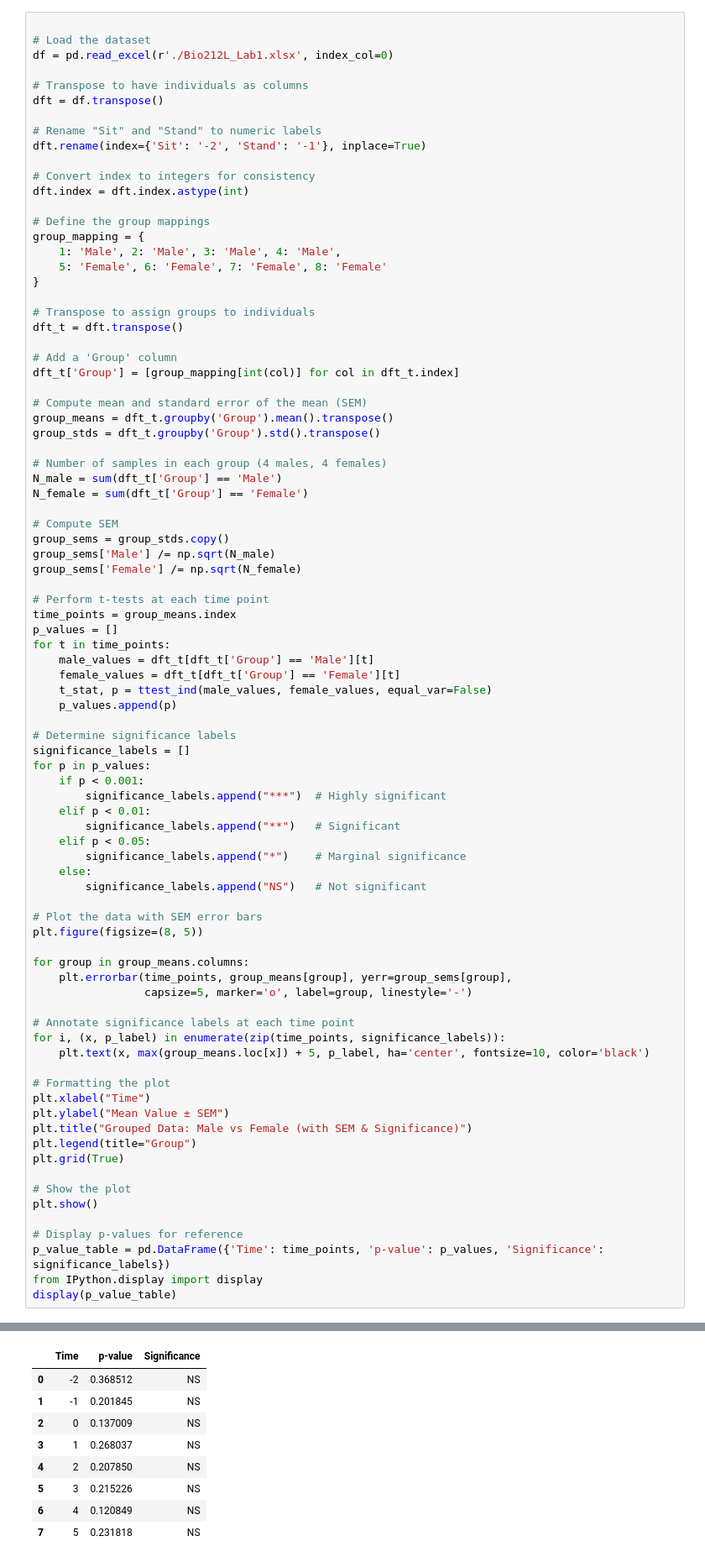
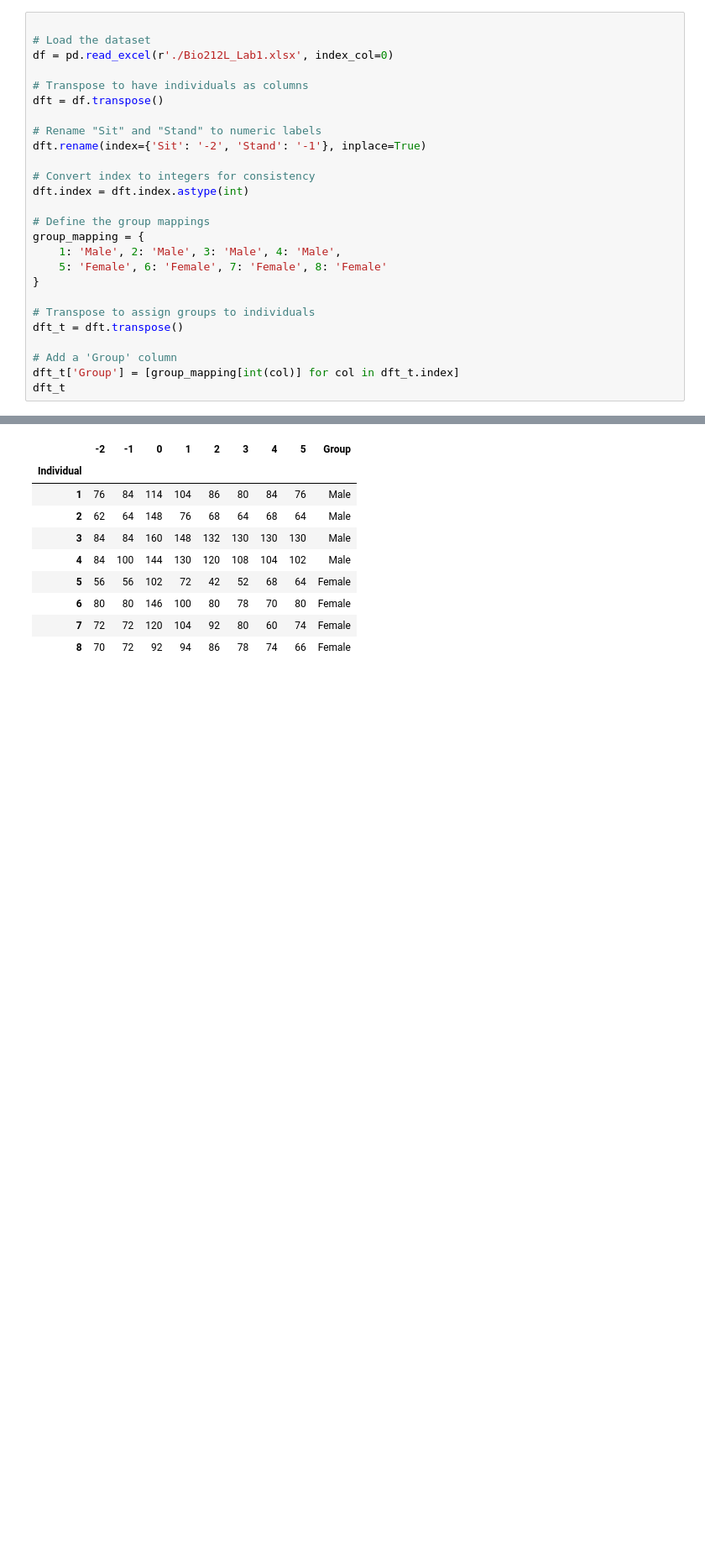
Before and after one commit to ProfOak7/Spring25_Bio212L, a Jupyter notebook: Lab1/Lab1.ipynb, the cells around one changed output, grey strips where cells are left out. Shown: that part at 84% size. Saved outputs shown, nothing was run; the diff lists cells and outputs as text; blank space fills up the shorter version.

```diff
--- a/Lab1/Lab1.ipynb
+++ b/Lab1/Lab1.ipynb
@@ -40,64 +40,5 @@ dft_t = dft.transpose()
 
 # Add a 'Group' column
 dft_t['Group'] = [group_mapping[int(col)] for col in dft_t.index]
-
-# Compute mean and standard error of the mean (SEM)
-group_means = dft_t.groupby('Group').mean().transpose()
-group_stds = dft_t.groupby('Group').std().transpose()
-
-# Number of samples in each group (4 males, 4 females)
-N_male = sum(dft_t['Group'] == 'Male')
-N_female = sum(dft_t['Group'] == 'Female')
-
-# Compute SEM
-group_sems = group_stds.copy()
-group_sems['Male'] /= np.sqrt(N_male)
-group_sems['Female'] /= np.sqrt(N_female)
-
-# Perform t-tests at each time point
-time_points = group_means.index
-p_values = []
-for t in time_points:
-    male_values = dft_t[dft_t['Group'] == 'Male'][t]
-    female_values = dft_t[dft_t['Group'] == 'Female'][t]
-    t_stat, p = ttest_ind(male_values, female_values, equal_var=False)
-    p_values.append(p)
-
-# Determine significance labels
-significance_labels = []
-for p in p_values:
-    if p < 0.001:
-        significance_labels.append("***")  # Highly significant
-    elif p < 0.01:
-        significance_labels.append("**")   # Significant
-    elif p < 0.05:
-        significance_labels.append("*")    # Marginal significance
-    else:
-        significance_labels.append("NS")   # Not significant
-
-# Plot the data with SEM error bars
-plt.figure(figsize=(8, 5))
-
-for group in group_means.columns:
-    plt.errorbar(time_points, group_means[group], yerr=group_sems[group],
-                 capsize=5, marker='o', label=group, linestyle='-')
-
-# Annotate significance labels at each time point
-for i, (x, p_label) in enumerate(zip(time_points, significance_labels)):
-    plt.text(x, max(group_means.loc[x]) + 5, p_label, ha='center', fontsize=10, color='black')
-
-# Formatting the plot
-plt.xlabel("Time")
-plt.ylabel("Mean Value ± SEM")
-plt.title("Grouped Data: Male vs Female (with SEM & Significance)")
-plt.legend(title="Group")
-plt.grid(True)
-
-# Show the plot
-plt.show()
-
-# Display p-values for reference
-p_value_table = pd.DataFrame({'Time': time_points, 'p-value': p_values, 'Significance': significance_labels})
-from IPython.display import display
-display(p_value_table)
+dft_t
 # %% [output]
@@ -105,9 +45,10 @@ display(p_value_table)
-|  | Time | p-value | Significance |
-| 0 | -2 | 0.368512 | NS |
-| 1 | -1 | 0.201845 | NS |
-| 2 | 0 | 0.137009 | NS |
-| 3 | 1 | 0.268037 | NS |
-| 4 | 2 | 0.207850 | NS |
-| 5 | 3 | 0.215226 | NS |
-| 6 | 4 | 0.120849 | NS |
-| 7 | 5 | 0.231818 | NS |
+|  | -2 | -1 | 0 | 1 | 2 | 3 | 4 | 5 | Group |
+| Individual |  |  |  |  |  |  |  |  |  |
+| 1 | 76 | 84 | 114 | 104 | 86 | 80 | 84 | 76 | Male |
+| 2 | 62 | 64 | 148 | 76 | 68 | 64 | 68 | 64 | Male |
+| 3 | 84 | 84 | 160 | 148 | 132 | 130 | 130 | 130 | Male |
+| 4 | 84 | 100 | 144 | 130 | 120 | 108 | 104 | 102 | Male |
+| 5 | 56 | 56 | 102 | 72 | 42 | 52 | 68 | 64 | Female |
+| 6 | 80 | 80 | 146 | 100 | 80 | 78 | 70 | 80 | Female |
+| 7 | 72 | 72 | 120 | 104 | 92 | 80 | 60 | 74 | Female |
+| 8 | 70 | 72 | 92 | 94 | 86 | 78 | 74 | 66 | Female |
```
Also changed, not shown: parts of 2 cells of this notebook.
